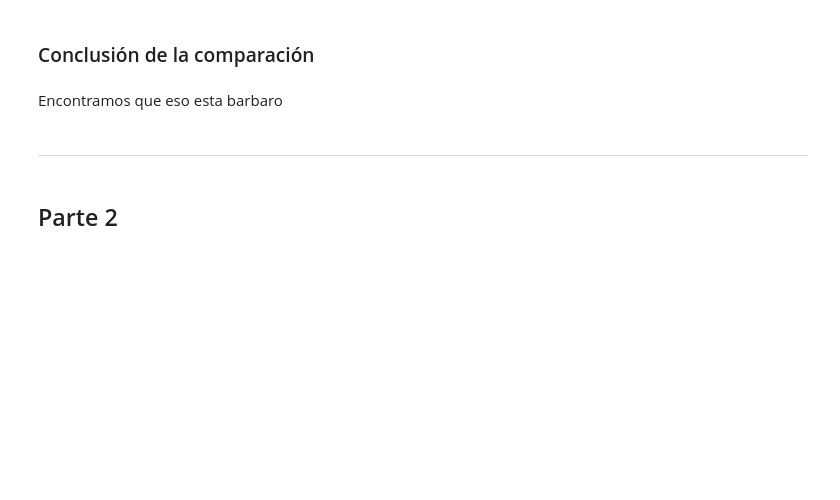
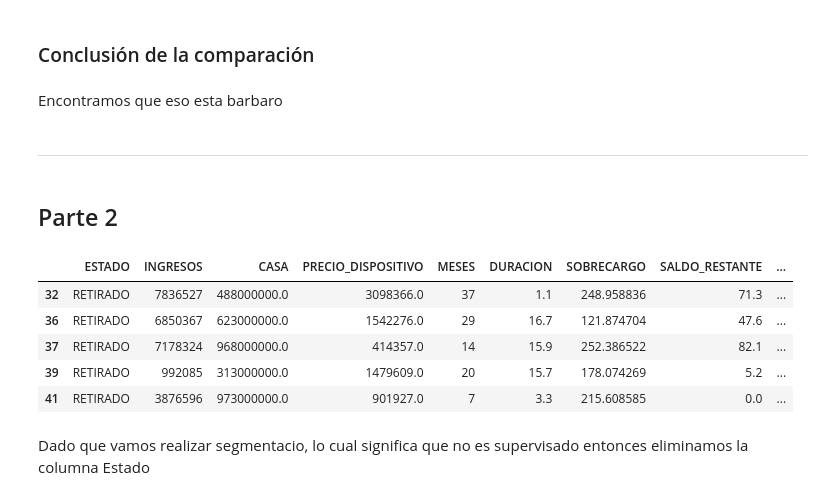
Before and after one commit to Jaiver2012/FinalAnalitica, a Jupyter notebook: Untitled.ipynb, the cells around one changed output. Drawn from its saved outputs; the diff is of its cells as text; code cells hidden in the pictures; blank space fills up the shorter version.

```diff
--- a/Untitled.ipynb
+++ b/Untitled.ipynb
@@ -487,3 +489,16 @@ Encontramos que eso esta barbaro
 -------------------------------------------------------------
 # %% [markdown]
 ## Parte 2
+# %%
+data2=data.loc[data.ESTADO=="RETIRADO"]
+# %%
+data2.head()
+# %% [output]
+|  | ESTADO | INGRESOS | CASA | PRECIO_DISPOSITIVO | MESES | DURACION | SOBRECARGO | SALDO_RESTANTE | ... |
+| 32 | RETIRADO | 7836527 | 488000000.0 | 3098366.0 | 37 | 1.1 | 248.958836 | 71.3 | ... |
+| 36 | RETIRADO | 6850367 | 623000000.0 | 1542276.0 | 29 | 16.7 | 121.874704 | 47.6 | ... |
+| 37 | RETIRADO | 7178324 | 968000000.0 | 414357.0 | 14 | 15.9 | 252.386522 | 82.1 | ... |
+| 39 | RETIRADO | 992085 | 313000000.0 | 1479609.0 | 20 | 15.7 | 178.074269 | 5.2 | ... |
+| 41 | RETIRADO | 3876596 | 973000000.0 | 901927.0 | 7 | 3.3 | 215.608585 | 0.0 | ... |
+# %% [markdown]
+Dado que vamos realizar segmentacio, lo cual significa que no es supervisado entonces eliminamos la columna Estado
```
Also changed, not shown: parts of 27 cells of this notebook.
